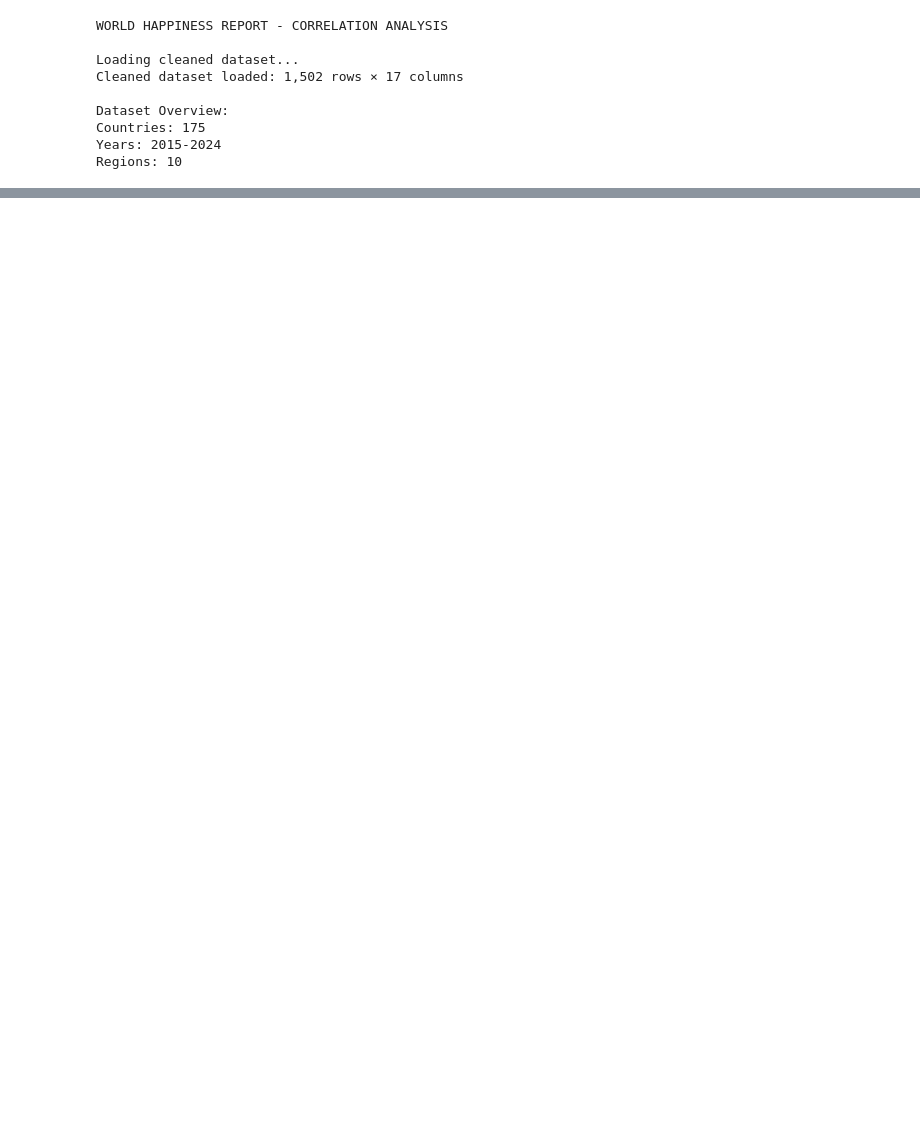
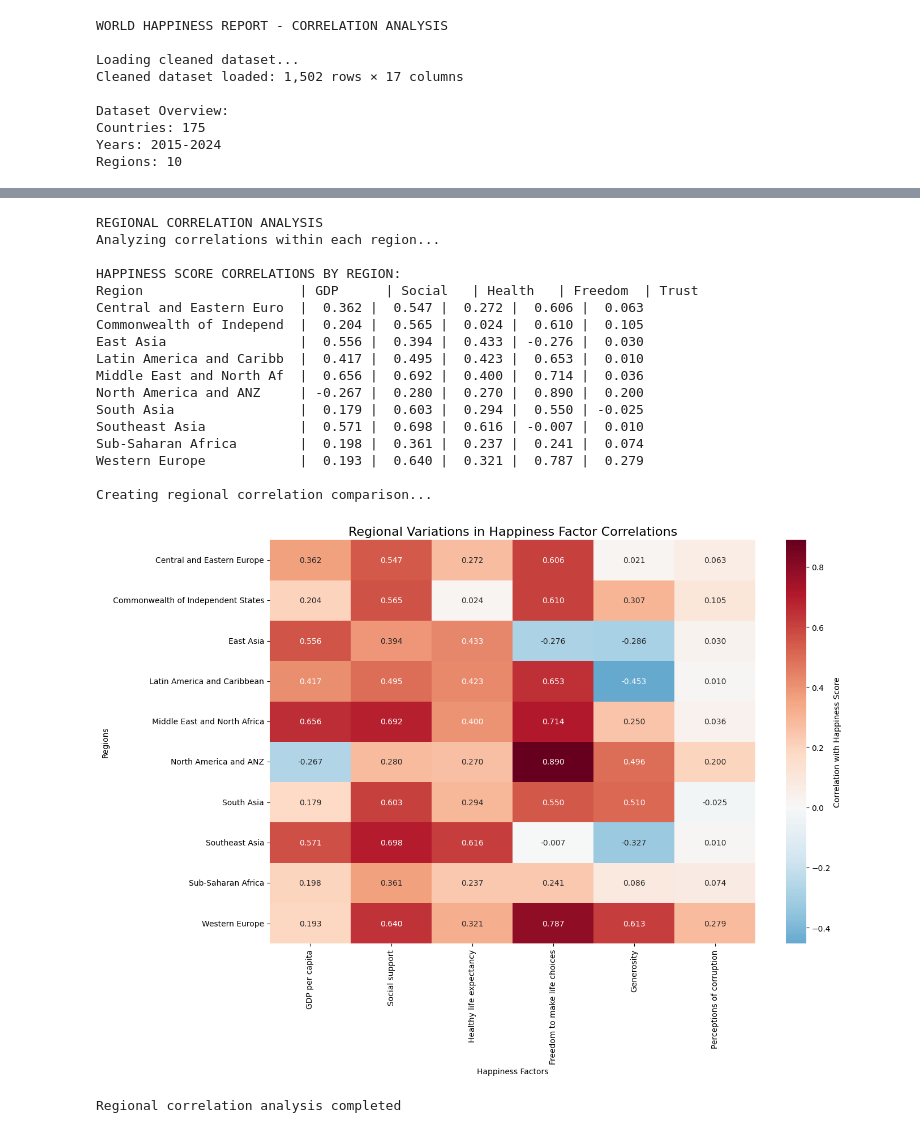
Before and after one commit to ashu-tagore/World_Happiness_Analysis, a Jupyter notebook: notebooks/03_correlation_analysis.ipynb, the cells around one changed output, grey strips where cells are left out. Cells and saved outputs as stored; diff of their text form; code cells hidden in the pictures; blank space fills up the shorter version.

```diff
--- a/notebooks/03_correlation_analysis.ipynb
+++ b/notebooks/03_correlation_analysis.ipynb
@@ -40,0 +342,75 @@ Regions: 10
+# %%
+# CELL 7: REGIONAL CORRELATION ANALYSIS
+# Analyzing correlations within different regions
+
+
+print("\nREGIONAL CORRELATION ANALYSIS")
+
+
+print("Analyzing correlations within each region...")
+
+regions = df['Regional indicator'].dropna().unique()
+regional_correlations = {}
+
+print(f"\nHAPPINESS SCORE CORRELATIONS BY REGION:")
+
+print(f"{'Region':<25} | {'GDP':<8} | {'Social':<8} | {'Health':<8} | {'Freedom':<8} | {'Trust':<8}")
+
+
+for region in sorted(regions):
+    region_data = df[df['Regional indicator'] == region][available_factors]
+    region_corr = region_data.corr()['Happiness score']
+
+    regional_correlations[region] = region_corr
+
+    # Displaying key correlations
+    gdp_corr = region_corr.get('GDP per capita', 0)
+    social_corr = region_corr.get('Social support', 0)
+    health_corr = region_corr.get('Healthy life expectancy', 0)
+    freedom_corr = region_corr.get('Freedom to make life choices', 0)
+    trust_corr = region_corr.get('Perceptions of corruption', 0)
+
+    print(f"{region[:24]:<25} | {gdp_corr:>6.3f} | {social_corr:>6.3f} | {health_corr:>6.3f} | {freedom_corr:>6.3f} | {trust_corr:>6.3f}")
+
+# Creating regional correlation heatmap
+print(f"\nCreating regional correlation comparison...")
+
+# Preparing data for heatmap
+regional_corr_df = pd.DataFrame(regional_correlations).T
+regional_corr_df = regional_corr_df.drop('Happiness score', axis=1)  # Removing self-correlation
+
+plt.figure(figsize=(14, 10))
+sns.heatmap(regional_corr_df,
+            annot=True,
+            cmap='RdBu_r',
+            center=0,
+            fmt='.3f',
+            cbar_kws={'label': 'Correlation with Happiness Score'})
+plt.title('Regional Variations in Happiness Factor Correlations', fontsize=16)
+plt.xlabel('Happiness Factors')
+plt.ylabel('Regions')
+plt.tight_layout()
+plt.savefig('../outputs/figures/regional_correlations.png', dpi=300, bbox_inches='tight')
+plt.show()
+
+print("Regional correlation analysis completed")
+# %% [output]
+REGIONAL CORRELATION ANALYSIS
+Analyzing correlations within each region...
+
+HAPPINESS SCORE CORRELATIONS BY REGION:
+Region                    | GDP      | Social   | Health   | Freedom  | Trust
+Central and Eastern Euro  |  0.362 |  0.547 |  0.272 |  0.606 |  0.063
+Commonwealth of Independ  |  0.204 |  0.565 |  0.024 |  0.610 |  0.105
+East Asia                 |  0.556 |  0.394 |  0.433 | -0.276 |  0.030
+Latin America and Caribb  |  0.417 |  0.495 |  0.423 |  0.653 |  0.010
+Middle East and North Af  |  0.656 |  0.692 |  0.400 |  0.714 |  0.036
+North America and ANZ     | -0.267 |  0.280 |  0.270 |  0.890 |  0.200
+South Asia                |  0.179 |  0.603 |  0.294 |  0.550 | -0.025
+Southeast Asia            |  0.571 |  0.698 |  0.616 | -0.007 |  0.010
+Sub-Saharan Africa        |  0.198 |  0.361 |  0.237 |  0.241 |  0.074
+Western Europe            |  0.193 |  0.640 |  0.321 |  0.787 |  0.279
+
+Creating regional correlation comparison...
+[figure, added]
+Regional correlation analysis completed
```
Also changed, not shown: parts of 8 cells of this notebook, 4 other files.
